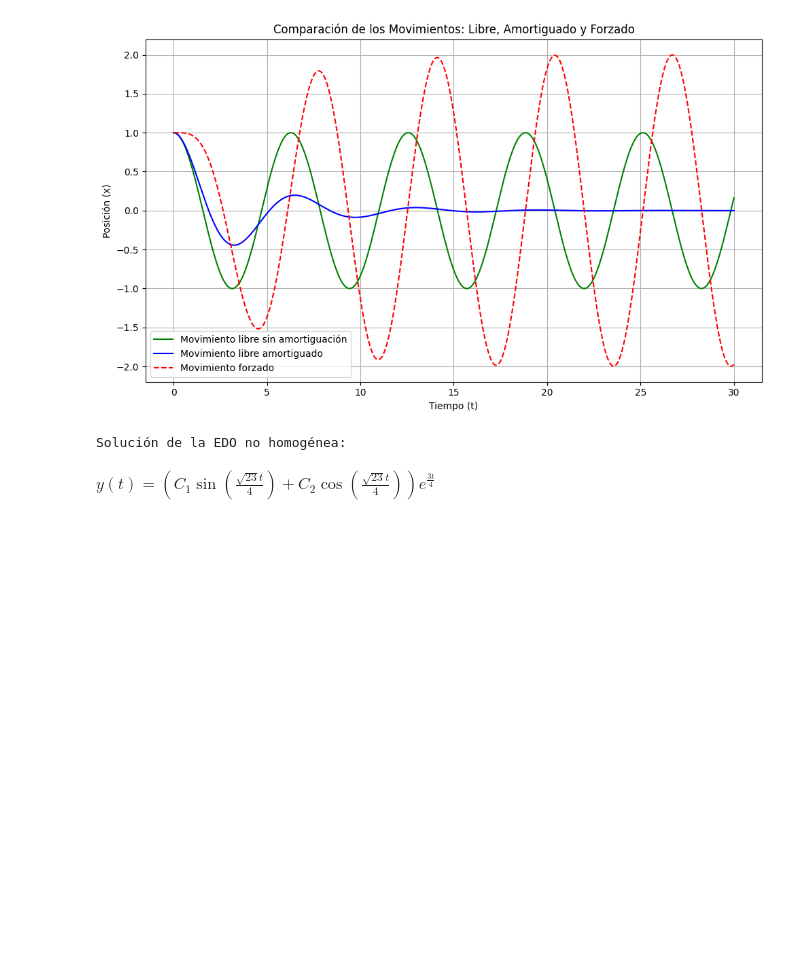
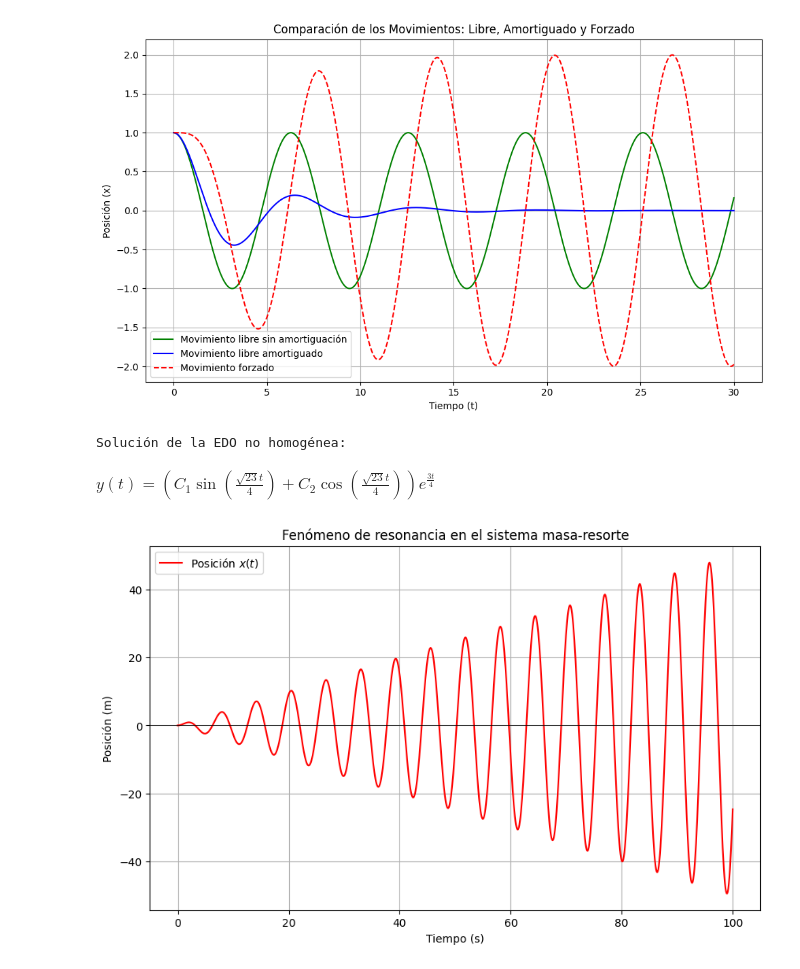
Before and after one commit to DenisOsses/CursoEdo, a Jupyter notebook: Ejercicios.ipynb, the cells around one changed output. Saved outputs shown, nothing was run; the diff lists cells and outputs as text; code cells hidden in the pictures; blank space fills up the shorter version.

```diff
--- a/Ejercicios.ipynb
+++ b/Ejercicios.ipynb
@@ -420,3 +420,53 @@ display(solucion_no_homogenea)
 # %% [output]
 Solución de la EDO no homogénea:
 $\displaystyle y{\left(t \right)} = \left(C_{1} \sin{\left(\frac{\sqrt{23} t}{4} \right)} + C_{2} \cos{\left(\frac{\sqrt{23} t}{4} \right)}\right) e^{\frac{3 t}{4}}$
+# %%
+import numpy as np
+import matplotlib.pyplot as plt
+from scipy.integrate import solve_ivp
+
+# Parámetros del sistema
+m = 1.0       # masa (kg)
+k = 1.0       # constante del resorte (N/m)
+beta = 0      # coeficiente de amortiguamiento (kg/s)
+F0 = 1.0      # amplitud de la fuerza externa (N)
+gamma = 1.0  # frecuencia de la fuerza externa (rad/s)
+
+# Frecuencia natural del sistema
+omega = np.sqrt(k / m)
+
+# Definimos el sistema de ecuaciones diferenciales
+def sistema_masa_resorte(t, y):
+    x, v = y  # y = [x, v], donde x es la posición y v la velocidad
+    dxdt = v
+    dvdt = (F0 * np.cos(gamma * t) - beta * v - k * x) / m
+    return [dxdt, dvdt]
+
+# Condiciones iniciales
+x0 = 0.0  # Posición inicial (m)
+v0 = 0.0  # Velocidad inicial (m/s)
+y0 = [x0, v0]
+
+# Tiempo de simulación
+t_span = (0, 100)  # Tiempo desde 0 hasta 100 segundos
+t_eval = np.linspace(t_span[0], t_span[1], 1000)  # Puntos de evaluación
+
+# Resolver la EDO
+sol = solve_ivp(sistema_masa_resorte, t_span, y0, t_eval=t_eval)
+
+# Extraer la solución
+t = sol.t
+x = sol.y[0]  # Posición de la masa
+
+# Graficar la posición en función del tiempo
+plt.figure(figsize=(10, 6))
+plt.plot(t, x, label='Posición $x(t)$', color='r')
+plt.axhline(0, color='k',linewidth=0.5)
+plt.title('Fenómeno de resonancia en el sistema masa-resorte')
+plt.xlabel('Tiempo (s)')
+plt.ylabel('Posición (m)')
+plt.grid(True)
+plt.legend()
+plt.show()
+# %% [output]
+[figure, added]
```
Also changed, not shown: 14 other files.
